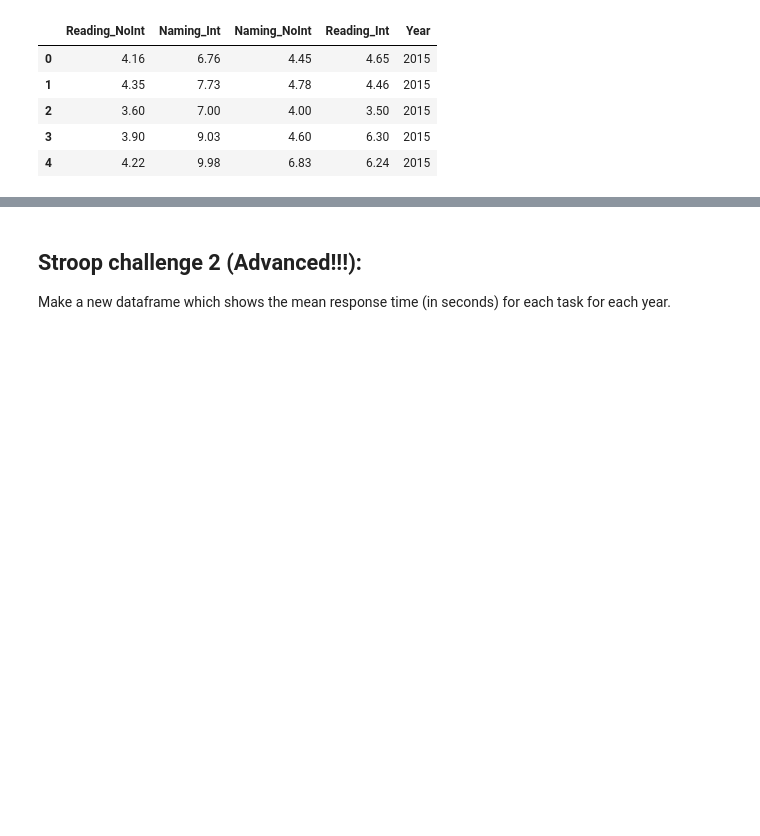
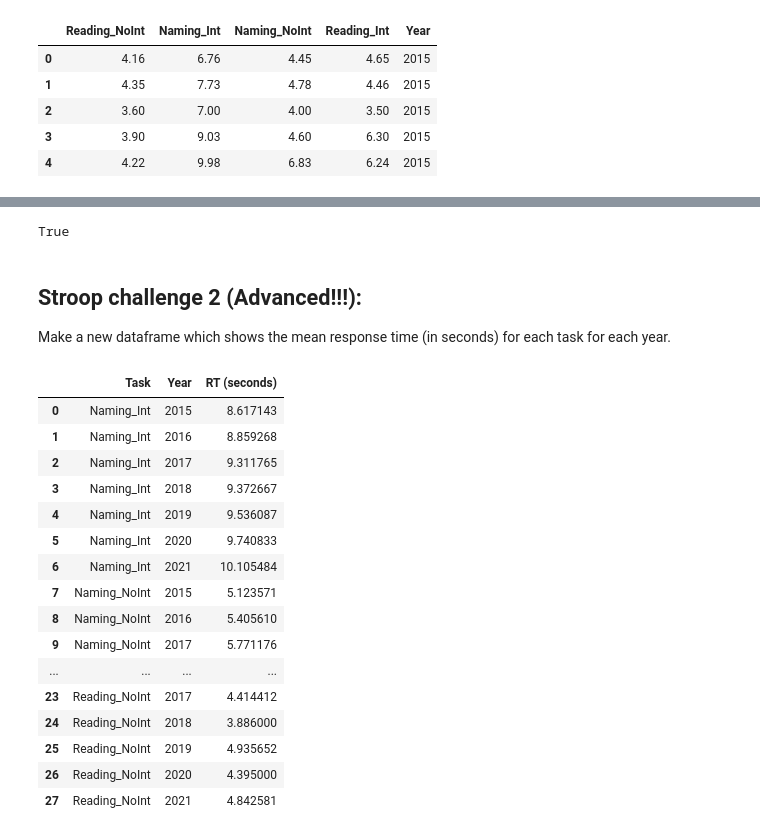
Before and after one commit to christianstenbro/cult_data, a Jupyter notebook: fun_with_pandas.ipynb, the cells around one changed output, grey strips where cells are left out. Drawn from its saved outputs; the diff is of its cells as text; code cells hidden in the pictures; blank space fills up the shorter version.

```diff
--- a/fun_with_pandas.ipynb
+++ b/fun_with_pandas.ipynb
@@ -214,3 +451,15 @@ df
 | 180 | 180 | 5.16 | 8.81 | 8.19 | 5.51 | 2021 |
 | 181 | 181 | 4.27 | 10.40 | 5.32 | 4.59 | 2021 |
 182 rows × 6 columns
+# %%
+# a solution is to use the pd.melt() method to transform from wide to long format:
+df = pd.melt(df, id_vars = ['ID', 'Year'], value_vars=['Reading_NoInt',
+                                                   'Naming_Int',
+                                                   'Naming_NoInt',
+                                                   'Reading_Int'])
+
+# the id_vars are kept (and thus duplicated by the number of value_vars);
+# whereas the value_vars are unfolded into a single value column in the new long format df
+# %%
+# renaming columns
+df.rename(columns = {'variable': 'Task', 'value': 'RT'}, inplace = True)
@@ -216,0 +483,9 @@ df
+# %%
+# we can check the work by multiplying the original number of participants by four and comparing this number
+# with the length of the long format df:
+df_long = df
+df_wide = pd.read_csv("https://raw.githubusercontent.com/ethanweed/Stroop/master/Stroop-raw-over-the-years.csv")
+
+len(df_wide)*4 == len(df_long)
+# %% [output]
+True
@@ -218,3 +496,30 @@ df
 ## Stroop challenge 2 (Advanced!!!):
 
 Make a new dataframe which shows the mean response time (in seconds) for each task for each year.
+# %%
+# a solution is to use the groupby function; grouping both by Task and Year and then taking the mean
+df_mean_RT = df.groupby(['Task', 'Year']).mean()
+df_mean_RT = pd.DataFrame(df_mean_RT['RT']) # because of the grouping, we can extract only the RT and still retain the group information
+df_mean_RT.reset_index(inplace = True) # reindexing to solve formatting weirdness
+
+# renaming the RT column and displaying the final data frame
+df_mean_RT.rename(columns={'RT': 'RT (seconds)'}, inplace = True)
+df_mean_RT
+# %% [output]
+|  | Task | Year | RT (seconds) |
+| 0 | Naming_Int | 2015 | 8.617143 |
+| 1 | Naming_Int | 2016 | 8.859268 |
+| 2 | Naming_Int | 2017 | 9.311765 |
+| 3 | Naming_Int | 2018 | 9.372667 |
+| 4 | Naming_Int | 2019 | 9.536087 |
+| 5 | Naming_Int | 2020 | 9.740833 |
+| 6 | Naming_Int | 2021 | 10.105484 |
+| 7 | Naming_NoInt | 2015 | 5.123571 |
+| 8 | Naming_NoInt | 2016 | 5.405610 |
+| 9 | Naming_NoInt | 2017 | 5.771176 |
+| ... | ... | ... | ... |
+| 23 | Reading_NoInt | 2017 | 4.414412 |
+| 24 | Reading_NoInt | 2018 | 3.886000 |
+| 25 | Reading_NoInt | 2019 | 4.935652 |
+| 26 | Reading_NoInt | 2020 | 4.395000 |
+| 27 | Reading_NoInt | 2021 | 4.842581 |
```
Also changed, not shown: parts of 33 cells of this notebook.
